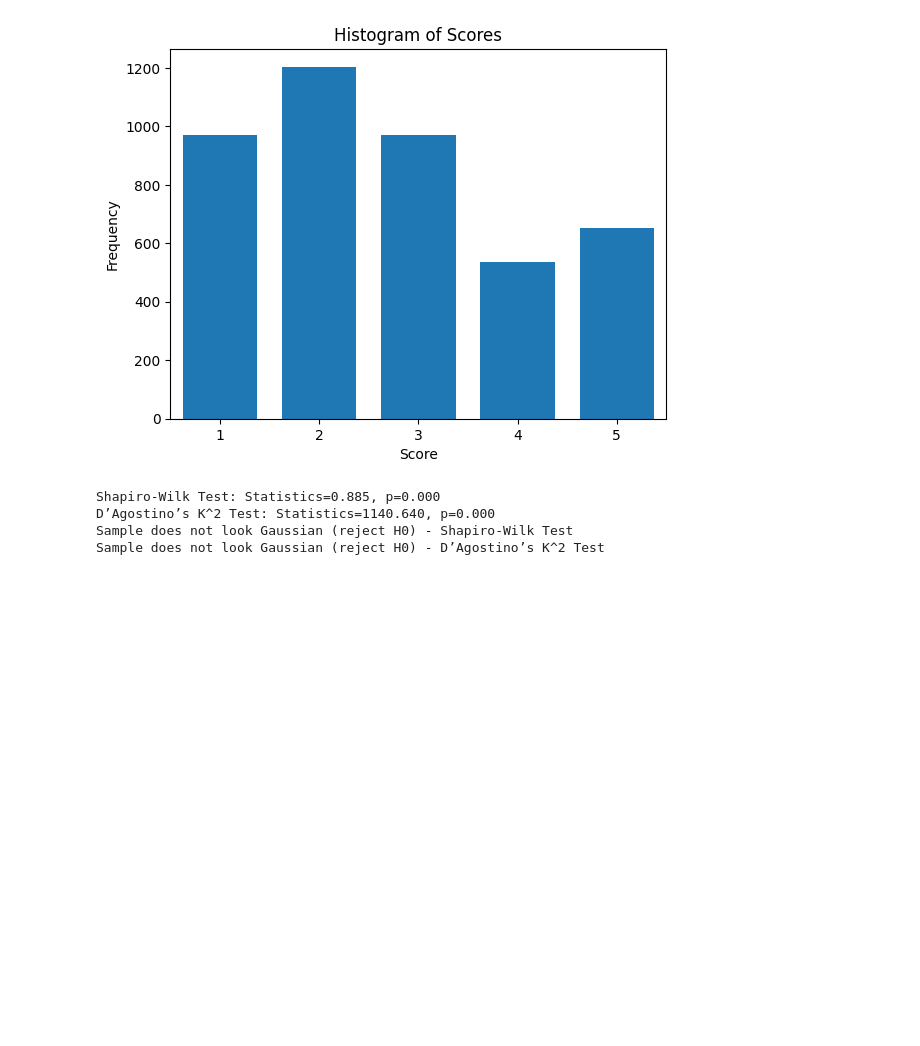
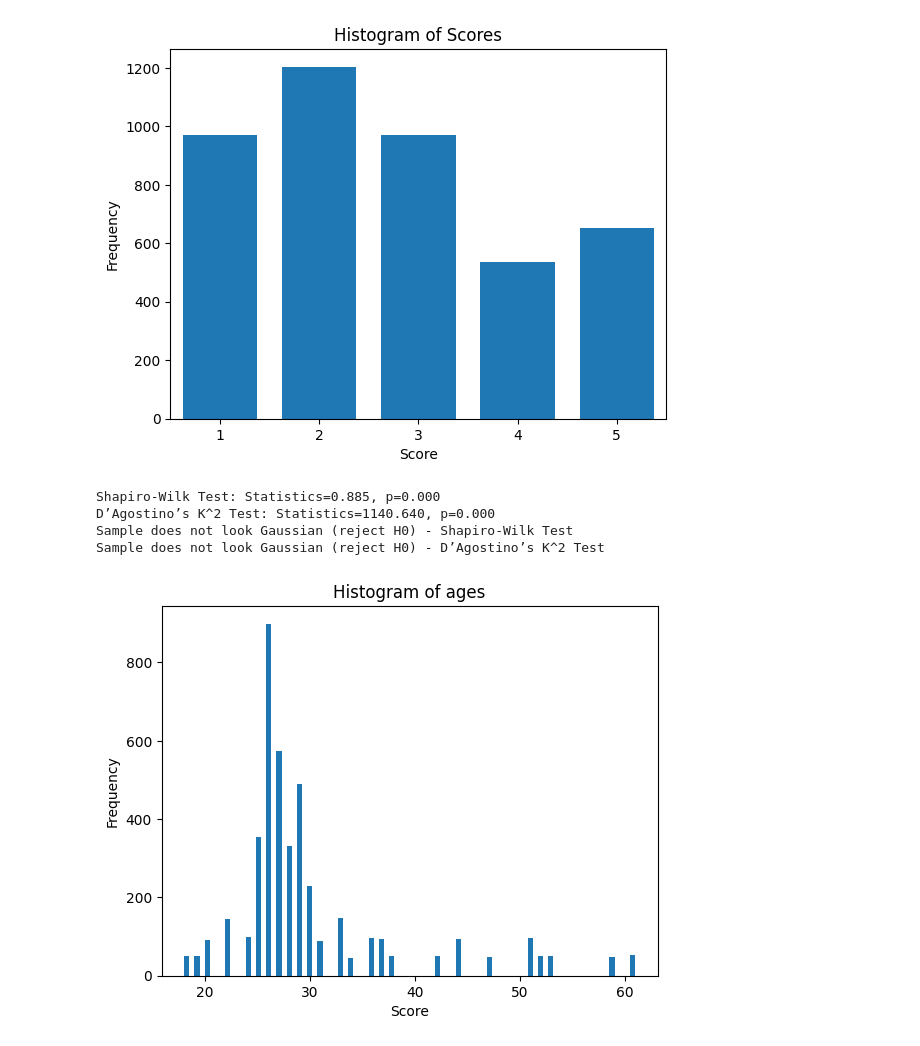
Before and after one commit to asosawelford/tesis, a Jupyter notebook: analysis/test_normality.ipynb, the cells around one changed output. Saved outputs shown, nothing was run; the diff lists cells and outputs as text; code cells hidden in the pictures; blank space fills up the shorter version.

```diff
--- a/analysis/test_normality.ipynb
+++ b/analysis/test_normality.ipynb
@@ -53,3 +53,28 @@ Shapiro-Wilk Test: Statistics=0.885, p=0.000
 D’Agostino’s K^2 Test: Statistics=1140.640, p=0.000
 Sample does not look Gaussian (reject H0) - Shapiro-Wilk Test
 Sample does not look Gaussian (reject H0) - D’Agostino’s K^2 Test
+# %%
+# Step 2: Load data
+# Replace 'your_data.csv' with the path to your data file
+data = pd.read_csv('subjective_results_corrected.csv')
+
+# Step 3: Extract scores
+scores = data['age']
+
+# Step 4: Visual Inspection
+plt.hist(scores, bins='auto')
+plt.title('Histogram of ages')
+# set x-axis label 1-5
+plt.xlabel('Score')
+# set y-axis label
+plt.ylabel('Frequency')
+# set x ticks 1-5
+# plt.xticks(np.arange(1, 6, 1))
+# set width of bars
+# plt.xlim(0.5, 5.5)
+# set width of histogram bars to 1.5
+# plt.bar(np.arange(1, 6, 1), np.histogram(scores, bins=5)[0], width=0.75 )
+
+plt.show()
+# %% [output]
+[figure, added]
```
Also changed, not shown: 5 other files.
